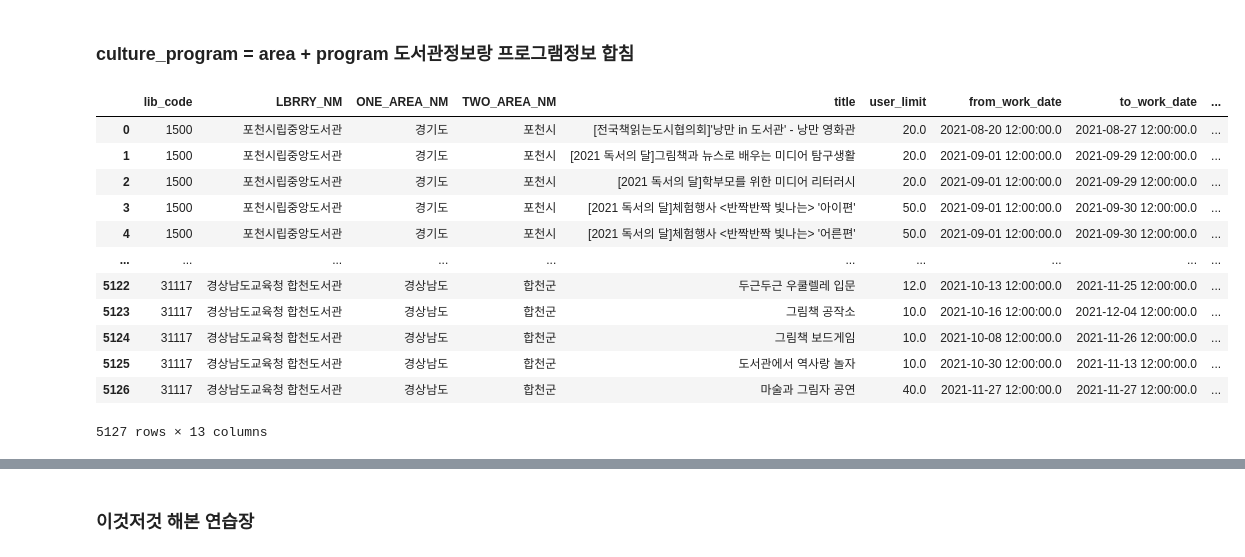
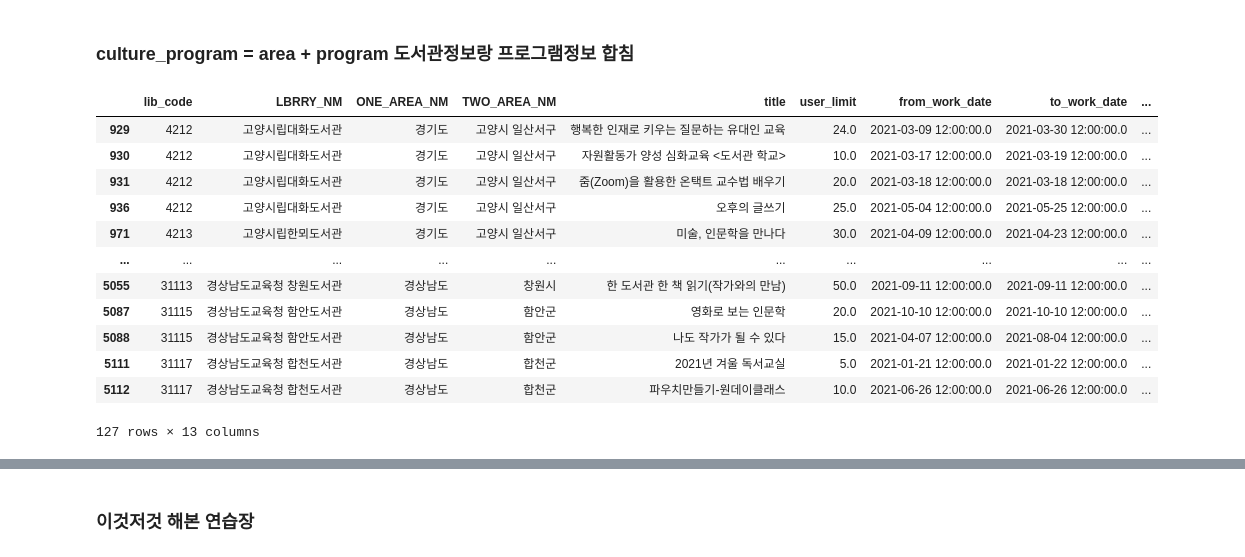
Before and after one commit to kyunakim/everybodys_lib, a Jupyter notebook: olive/program.ipynb, the cells around one changed output, grey strips where cells are left out. Drawn from its saved outputs; the diff is of its cells as text; code cells hidden in the pictures.

```diff
--- a/olive/program.ipynb
+++ b/olive/program.ipynb
@@ -350,21 +373,21 @@ area
 ### culture_program = area + program 도서관정보랑 프로그램정보 합침
 # %%
 culture_program = pd.merge(area, program, on='lib_code', how='inner')
-culture_program
+culture_program[culture_program['target']=='기타']
 # %% [output]
 |  | lib_code | LBRRY_NM | ONE_AREA_NM | TWO_AREA_NM | title | user_limit | from_work_date | to_work_date | ... |
-| 0 | 1500 | 포천시립중앙도서관 | 경기도 | 포천시 | [전국책읽는도시협의회]'낭만 in 도서관' - 낭만 영화관 | 20.0 | 2021-08-20 12:00:00.0 | 2021-08-27 12:00:00.0 | ... |
-| 1 | 1500 | 포천시립중앙도서관 | 경기도 | 포천시 | [2021 독서의 달]그림책과 뉴스로 배우는 미디어 탐구생활 | 20.0 | 2021-09-01 12:00:00.0 | 2021-09-29 12:00:00.0 | ... |
-| 2 | 1500 | 포천시립중앙도서관 | 경기도 | 포천시 | [2021 독서의 달]학부모를 위한 미디어 리터러시 | 20.0 | 2021-09-01 12:00:00.0 | 2021-09-29 12:00:00.0 | ... |
-| 3 | 1500 | 포천시립중앙도서관 | 경기도 | 포천시 | [2021 독서의 달]체험행사 <반짝반짝 빛나는> '아이편' | 50.0 | 2021-09-01 12:00:00.0 | 2021-09-30 12:00:00.0 | ... |
-| 4 | 1500 | 포천시립중앙도서관 | 경기도 | 포천시 | [2021 독서의 달]체험행사 <반짝반짝 빛나는> '어른편' | 50.0 | 2021-09-01 12:00:00.0 | 2021-09-30 12:00:00.0 | ... |
+| 929 | 4212 | 고양시립대화도서관 | 경기도 | 고양시 일산서구 | 행복한 인재로 키우는 질문하는 유대인 교육 | 24.0 | 2021-03-09 12:00:00.0 | 2021-03-30 12:00:00.0 | ... |
+| 930 | 4212 | 고양시립대화도서관 | 경기도 | 고양시 일산서구 | 자원활동가 양성 심화교육 <도서관 학교> | 10.0 | 2021-03-17 12:00:00.0 | 2021-03-19 12:00:00.0 | ... |
+| 931 | 4212 | 고양시립대화도서관 | 경기도 | 고양시 일산서구 | 줌(Zoom)을 활용한 온택트 교수법 배우기 | 20.0 | 2021-03-18 12:00:00.0 | 2021-03-18 12:00:00.0 | ... |
+| 936 | 4212 | 고양시립대화도서관 | 경기도 | 고양시 일산서구 | 오후의 글쓰기 | 25.0 | 2021-05-04 12:00:00.0 | 2021-05-25 12:00:00.0 | ... |
+| 971 | 4213 | 고양시립한뫼도서관 | 경기도 | 고양시 일산서구 | 미술, 인문학을 만나다 | 30.0 | 2021-04-09 12:00:00.0 | 2021-04-23 12:00:00.0 | ... |
 | ... | ... | ... | ... | ... | ... | ... | ... | ... | ... |
-| 5122 | 31117 | 경상남도교육청 합천도서관 | 경상남도 | 합천군 | 두근두근 우쿨렐레 입문 | 12.0 | 2021-10-13 12:00:00.0 | 2021-11-25 12:00:00.0 | ... |
-| 5123 | 31117 | 경상남도교육청 합천도서관 | 경상남도 | 합천군 | 그림책 공작소 | 10.0 | 2021-10-16 12:00:00.0 | 2021-12-04 12:00:00.0 | ... |
-| 5124 | 31117 | 경상남도교육청 합천도서관 | 경상남도 | 합천군 | 그림책 보드게임 | 10.0 | 2021-10-08 12:00:00.0 | 2021-11-26 12:00:00.0 | ... |
-| 5125 | 31117 | 경상남도교육청 합천도서관 | 경상남도 | 합천군 | 도서관에서 역사랑 놀자 | 10.0 | 2021-10-30 12:00:00.0 | 2021-11-13 12:00:00.0 | ... |
-| 5126 | 31117 | 경상남도교육청 합천도서관 | 경상남도 | 합천군 | 마술과 그림자 공연 | 40.0 | 2021-11-27 12:00:00.0 | 2021-11-27 12:00:00.0 | ... |
+| 5055 | 31113 | 경상남도교육청 창원도서관 | 경상남도 | 창원시 | 한 도서관 한 책 읽기(작가와의 만남) | 50.0 | 2021-09-11 12:00:00.0 | 2021-09-11 12:00:00.0 | ... |
+| 5087 | 31115 | 경상남도교육청 함안도서관 | 경상남도 | 함안군 | 영화로 보는 인문학 | 20.0 | 2021-10-10 12:00:00.0 | 2021-10-10 12:00:00.0 | ... |
+| 5088 | 31115 | 경상남도교육청 함안도서관 | 경상남도 | 함안군 | 나도 작가가 될 수 있다 | 15.0 | 2021-04-07 12:00:00.0 | 2021-08-04 12:00:00.0 | ... |
+| 5111 | 31117 | 경상남도교육청 합천도서관 | 경상남도 | 합천군 | 2021년 겨울 독서교실 | 5.0 | 2021-01-21 12:00:00.0 | 2021-01-22 12:00:00.0 | ... |
+| 5112 | 31117 | 경상남도교육청 합천도서관 | 경상남도 | 합천군 | 파우치만들기-원데이클래스 | 10.0 | 2021-06-26 12:00:00.0 | 2021-06-26 12:00:00.0 | ... |
-5127 rows × 13 columns
+127 rows × 13 columns
 # %%
 #제주프로그램 합치기
 culture_program = pd.concat([culture_program, jeju_program])
```
Also changed, not shown: parts of 11 cells of this notebook, 3 other files.
